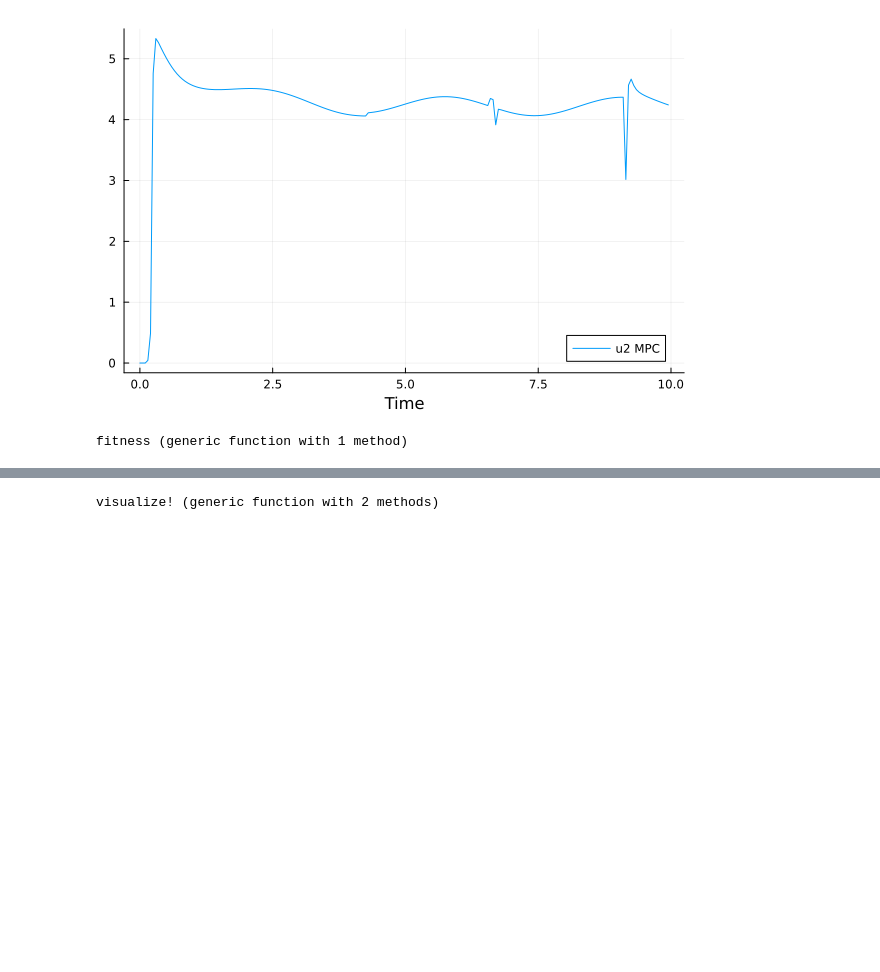
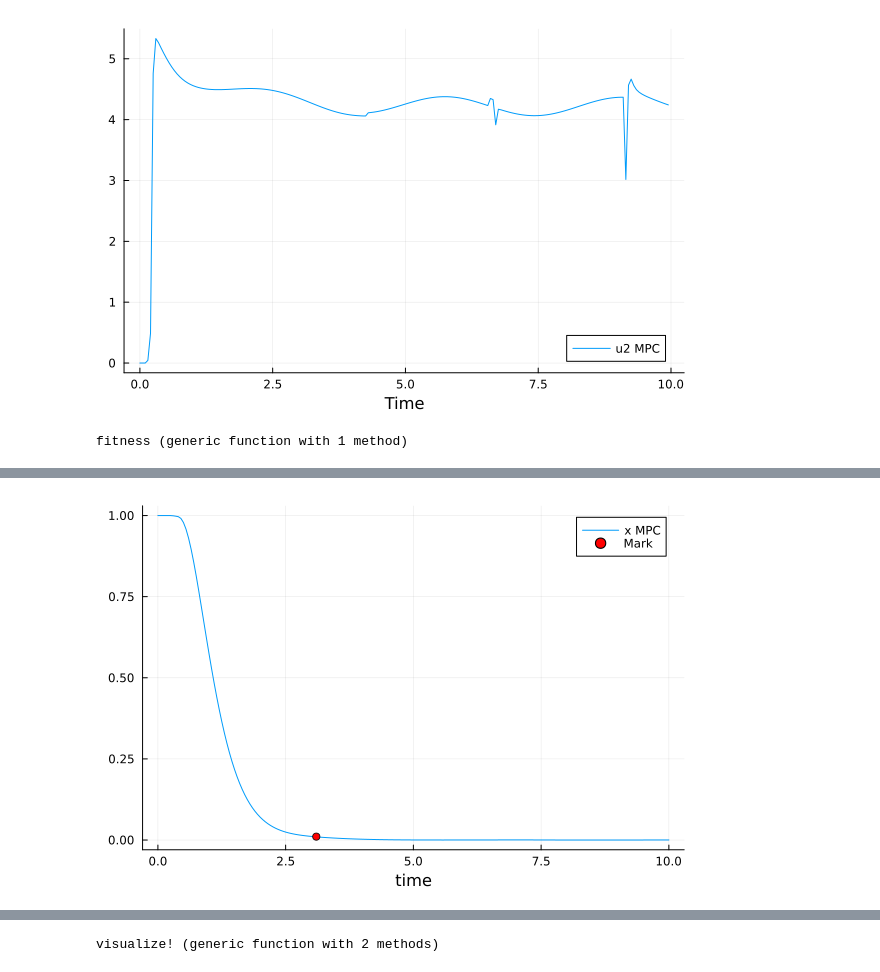
Before and after one commit to CarlosCraveiro/landing_quadrotor_on_osc_platforms, a Jupyter notebook: notebooks/mpc.ipynb, the cells around one changed output, grey strips where cells are left out. Saved outputs shown, nothing was run; the diff lists cells and outputs as text; code cells hidden in the pictures; blank space fills up the shorter version.

```diff
--- a/notebooks/mpc.ipynb
+++ b/notebooks/mpc.ipynb
@@ -818,0 +723,8 @@ scatter!([bland_time], [bxhist[2,trunc(Int, bland_time/simulation.h)]], label="M
+# %%
+#plot(thist, xhist1[1, :], label="x LQR")
+plot(thist, bxhist[1, :], label="x MPC")
+scatter!([bland_time], [bxhist[1,trunc(Int, bland_time/simulation.h)]], label="Mark", color=:red, markersize=4)
+
+xlabel!("time")
+# %% [output]
+[figure, added]
```
Also changed, not shown: parts of 18 cells of this notebook.
